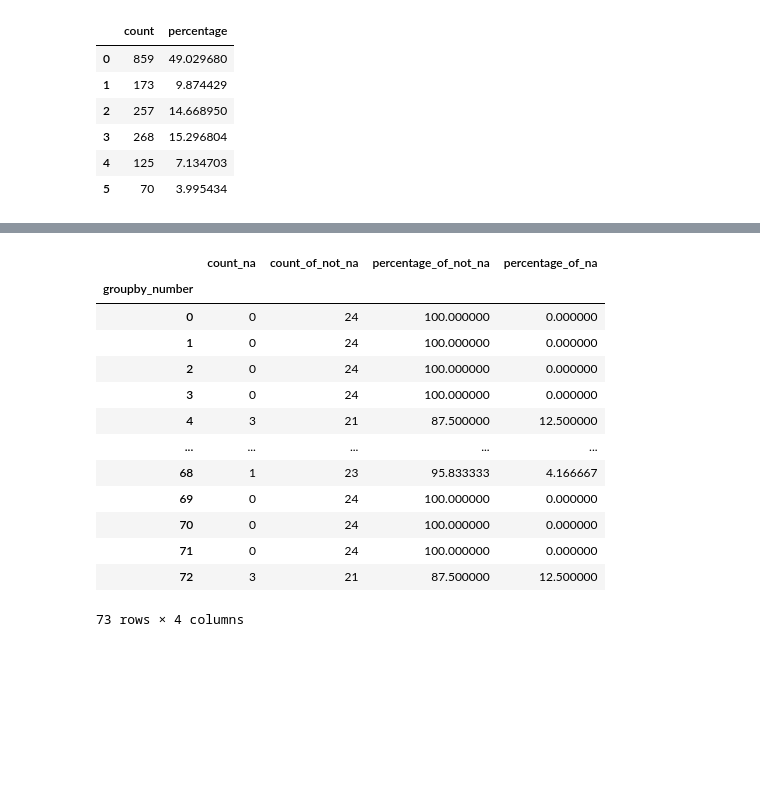
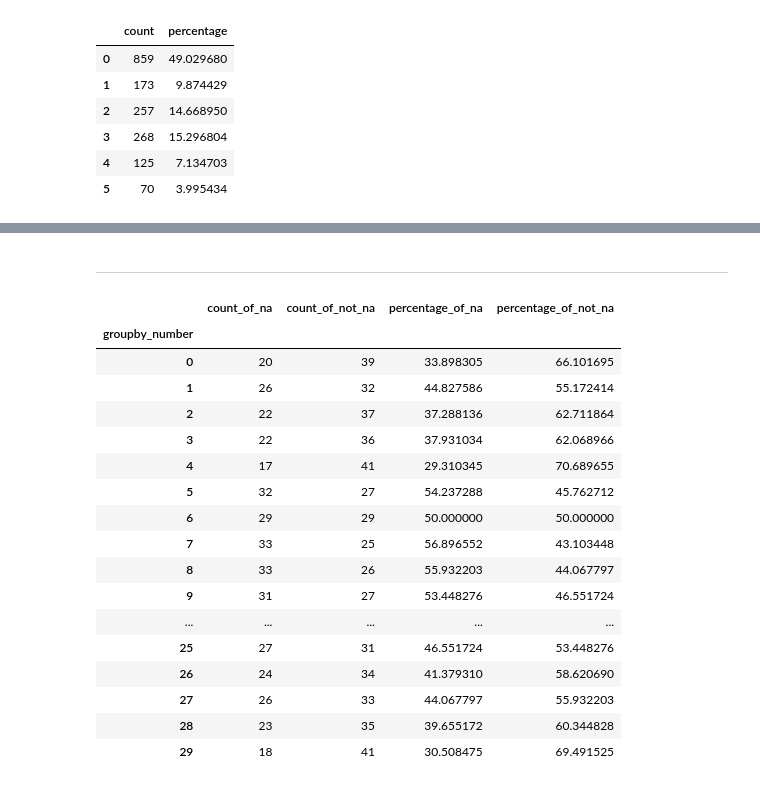
Before and after one commit to gfranciscoerazom/analysis-k-dramas, a Jupyter notebook: jupyternotebook/korean_drama.ipynb, the cells around one changed output, grey strips where cells are left out. Drawn from its saved outputs; the diff is of its cells as text; code cells hidden in the pictures; blank space fills up the shorter version.

```diff
--- a/jupyternotebook/korean_drama.ipynb
+++ b/jupyternotebook/korean_drama.ipynb
@@ -215,0 +345,3 @@ k_dramas.missing_data.coincidence_and_percentage_count_na_per("row")
+# %%
+column = k_dramas.missing_data.columns_with_na[1]
+column
@@ -237,17 +386,25 @@ k_dramas.missing_data.na_count_by_intervals(50, "duration")
+# %% [markdown]
+-----
+# %%
+bins = 30
 # %%
-k_dramas.missing_data.na_count_by_bins(73, "duration")
+k_dramas.missing_data.na_count_by_bins(bins, column)
 # %% [output]
-|  | count_na | count_of_not_na | percentage_of_not_na | percentage_of_na |
+|  | count_of_na | count_of_not_na | percentage_of_na | percentage_of_not_na |
 | groupby_number |  |  |  |  |
-| 0 | 0 | 24 | 100.000000 | 0.000000 |
-| 1 | 0 | 24 | 100.000000 | 0.000000 |
-| 2 | 0 | 24 | 100.000000 | 0.000000 |
-| 3 | 0 | 24 | 100.000000 | 0.000000 |
-| 4 | 3 | 21 | 87.500000 | 12.500000 |
+| 0 | 20 | 39 | 33.898305 | 66.101695 |
+| 1 | 26 | 32 | 44.827586 | 55.172414 |
+| 2 | 22 | 37 | 37.288136 | 62.711864 |
+| 3 | 22 | 36 | 37.931034 | 62.068966 |
+| 4 | 17 | 41 | 29.310345 | 70.689655 |
+| 5 | 32 | 27 | 54.237288 | 45.762712 |
+| 6 | 29 | 29 | 50.000000 | 50.000000 |
+| 7 | 33 | 25 | 56.896552 | 43.103448 |
+| 8 | 33 | 26 | 55.932203 | 44.067797 |
+| 9 | 31 | 27 | 53.448276 | 46.551724 |
 | ... | ... | ... | ... | ... |
-| 68 | 1 | 23 | 95.833333 | 4.166667 |
-| 69 | 0 | 24 | 100.000000 | 0.000000 |
-| 70 | 0 | 24 | 100.000000 | 0.000000 |
-| 71 | 0 | 24 | 100.000000 | 0.000000 |
-| 72 | 3 | 21 | 87.500000 | 12.500000 |
+| 25 | 27 | 31 | 46.551724 | 53.448276 |
+| 26 | 24 | 34 | 41.379310 | 58.620690 |
+| 27 | 26 | 33 | 44.067797 | 55.932203 |
+| 28 | 23 | 35 | 39.655172 | 60.344828 |
+| 29 | 18 | 41 | 30.508475 | 69.491525 |
-73 rows × 4 columns
```
Also changed, not shown: parts of 53 cells of this notebook, 1 other file.
